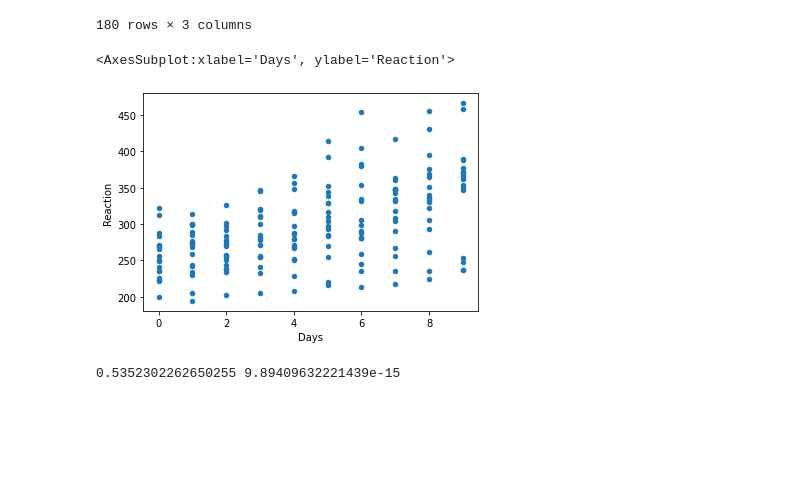
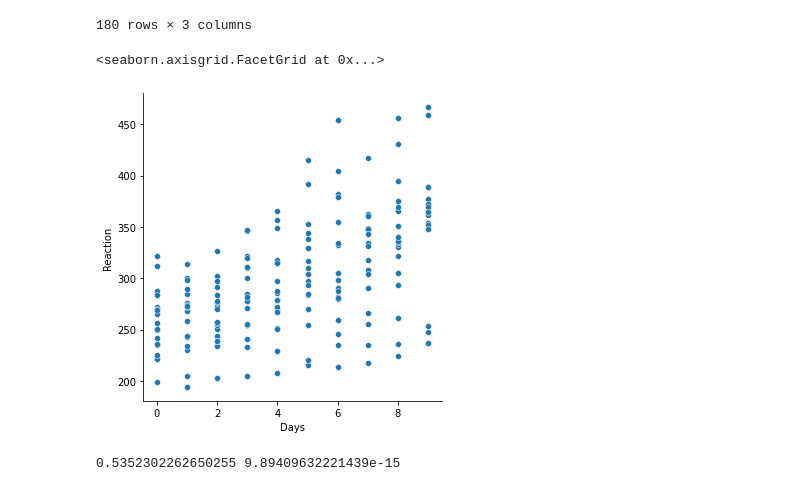
Before and after one commit to VincentBanuelos/statistics-exercises, a Jupyter notebook: hypothesis_testing.ipynb, the cells around one changed output. Drawn from its saved outputs; the diff is of its cells as text; code cells hidden in the pictures; blank space fills up the shorter version.

```diff
--- a/hypothesis_testing.ipynb
+++ b/hypothesis_testing.ipynb
@@ -700,14 +617,14 @@ df
 # %%
 # Hypothesis
 # H0: There is no linear relationship between days without sleep and reaction time
 # Ha: There is a linear relationship between days without sleep and reaction time
 
 # plotting data
 
-df.plot.scatter(x = 'Days', y = 'Reaction')
+sns.relplot(data=df, x = 'Days', y = 'Reaction')
 # %% [output]
-<AxesSubplot:xlabel='Days', ylabel='Reaction'>
+<seaborn.axisgrid.FacetGrid at 0x...>
-[figure, old version]
+[figure, new version]
 # %%
 #setting x and y for pearsonr
 y = df.Reaction
```
Also changed, not shown: parts of 45 cells of this notebook.
